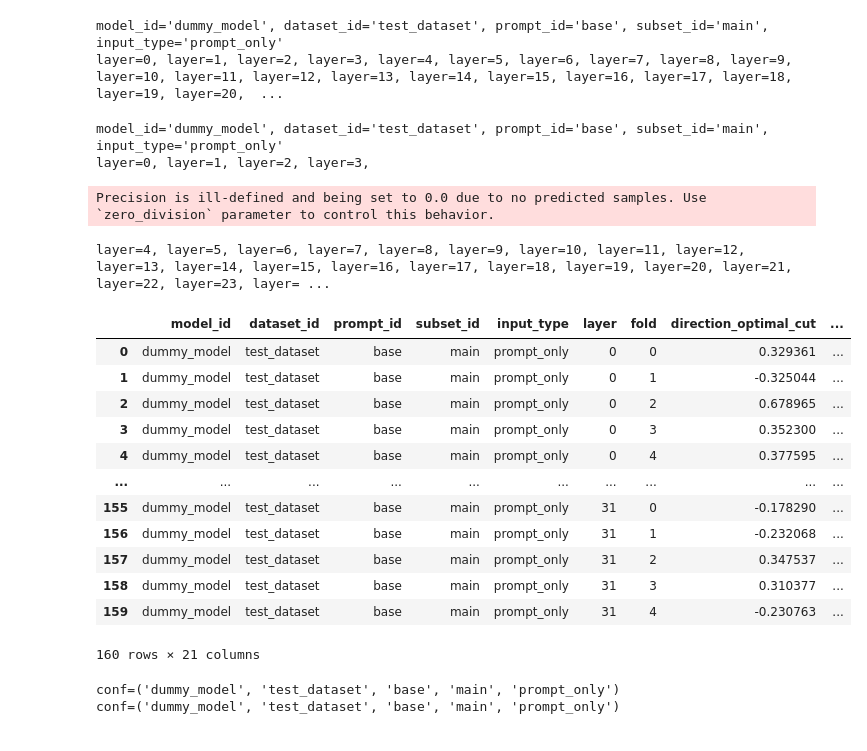
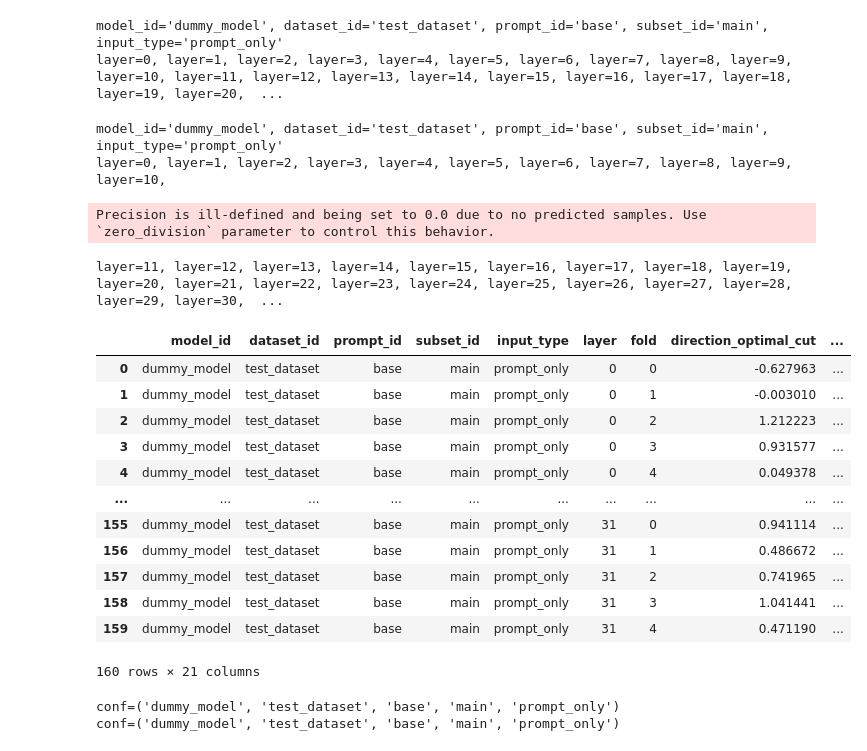
Before and after one commit to ivanvmoreno/correctness-model-internals, a Jupyter notebook: notebooks/best_layer_finding/best_layer_finder_dummy_data.ipynb, the cells around one changed output. Saved outputs shown, nothing was run; the diff lists cells and outputs as text; code cells hidden in the pictures.

Commit message:
chore/anton_create_analysis_tools PCA options to classification, added a bunch of plots

```diff
--- a/notebooks/best_layer_finding/best_layer_finder_dummy_data.ipynb
+++ b/notebooks/best_layer_finding/best_layer_finder_dummy_data.ipynb
@@ -34,3 +32,11 @@ BASE_PATH = "../../data_for_classification"
+# %%
+BASE_PATH = "../../data_for_classification"
+PCA_COMPONENTS = 100
+
+N_DIMS = 500
+
+PCA_COMONENTS_LABEL = f"_pca_{PCA_COMPONENTS}" if PCA_COMPONENTS else ""
+N_DIMS_LABEL = f"_{N_DIMS}_dims"
 # %%
 import numpy as np
 import torch as pt
@@ -194,9 +200,11 @@ for (model_id, dataset_id, prompt_id, subset_id, input_type), config_df in activ
             labels=labels_df_subset["correct"].astype(bool),
         )
 
+        activations_handler, _ = activations_handler.reduce_dims(pca_components=PCA_COMPONENTS)
+
         between_class_variance, within_class_variance = get_between_class_variance_and_within_class_variance(
             activations_handler.sample_equally_across_groups(group_labels=(False, True)),
-            group_labels=(False, True)
+            group_labels=(False, True),
         )
         between_over_within_class_variance_dict["model_id"].append(model_id)
         between_over_within_class_variance_dict["dataset_id"].append(dataset_id)
@@ -259,6 +267,8 @@ for (model_id, dataset_id, prompt_id, subset_id, input_type), config_df in activ
             activations=activations,
             labels=labels_df_subset["correct"].astype(bool),
         )
+        # activations_handler, _ = activations_handler.reduce_dims(pca_components=PCA_COMPONENTS)
+
 
         activations_handler_folds = list(
             activations_handler.split_dataset(split_sizes=[1/5] * 5)
@@ -268,9 +278,14 @@ for (model_id, dataset_id, prompt_id, subset_id, input_type), config_df in activ
         for fold_i, activations_handler_test in enumerate(activations_handler_folds):
             activations_handler_train = combine_activations_handlers(
                 [ah for j, ah in enumerate(activations_handler_folds) if j != fold_i]
-            ).sample_equally_across_groups(
+            )
+
+            activations_handler_train, pca_info = activations_handler_train.reduce_dims(pca_components=PCA_COMPONENTS)
+
+            activations_handler_train = activations_handler_train.sample_equally_across_groups(
                 group_labels=[False, True]
             )
+            activations_handler_test, _ = activations_handler_test.reduce_dims(pca_components=PCA_COMPONENTS, pca_info=pca_info)
             activations_handler_test = activations_handler_test.sample_equally_across_groups(
                 group_labels=[False, True]
             )
@@ -278,46 +293,46 @@ for (model_id, dataset_id, prompt_id, subset_id, input_type), config_df in activ
             res_dict["model_id"].append(model_id)
             res_dict["dataset_id"].append(dataset_id)
             res_dict["prompt_id"].append(prompt_id)
             res_dict["subset_id"].append(subset_id)
             res_dict["input_type"].append(input_type)
             res_dict["layer"].append(layer)
             res_dict["fold"].append(fold_i)
 
             direction_classifier, direction_calculator = get_correctness_direction_classifier(
                 activations_handler_train=activations_handler_train,
                 activations_handler_test=activations_handler_test,
             )
             # res_dict["classifying_direction"].append(direction_calculator.classifying_direction.tolist())
             for key, value in direction_classifier.classification_metrics.items():
                 res_dict[f"direction_{key}"].append(value)
 
             for key, value in get_logistic_regression_classifier(
                     activations_handler_train=activations_handler_train,
                     activations_handler_test=activations_handler_test,
                 )[0].classification_metrics.items():
                 res_dict[f"logistic_regression_{key}"].append(value)
 
 
 
 res_df = pd.DataFrame(res_dict)
 res_df
 # %% [output]
 model_id='dummy_model', dataset_id='test_dataset', prompt_id='base', subset_id='main', input_type='prompt_only'
-layer=0, layer=1, layer=2, layer=3,
+layer=0, layer=1, layer=2, layer=3, layer=4, layer=5, layer=6, layer=7, layer=8, layer=9, layer=10,
 Precision is ill-defined and being set to 0.0 due to no predicted samples. Use `zero_division` parameter to control this behavior.
-layer=4, layer=5, layer=6, layer=7, layer=8, layer=9, layer=10, layer=11, layer=12, layer=13, layer=14, layer=15, layer=16, layer=17, layer=18, layer=19, layer=20, layer=21, layer=22, layer=23, layer= ...
+layer=11, layer=12, layer=13, layer=14, layer=15, layer=16, layer=17, layer=18, layer=19, layer=20, layer=21, layer=22, layer=23, layer=24, layer=25, layer=26, layer=27, layer=28, layer=29, layer=30,  ...
 |  | model_id | dataset_id | prompt_id | subset_id | input_type | layer | fold | direction_optimal_cut | ... |
-| 0 | dummy_model | test_dataset | base | main | prompt_only | 0 | 0 | 0.329361 | ... |
-| 1 | dummy_model | test_dataset | base | main | prompt_only | 0 | 1 | -0.325044 | ... |
-| 2 | dummy_model | test_dataset | base | main | prompt_only | 0 | 2 | 0.678965 | ... |
-| 3 | dummy_model | test_dataset | base | main | prompt_only | 0 | 3 | 0.352300 | ... |
-| 4 | dummy_model | test_dataset | base | main | prompt_only | 0 | 4 | 0.377595 | ... |
+| 0 | dummy_model | test_dataset | base | main | prompt_only | 0 | 0 | -0.627963 | ... |
+| 1 | dummy_model | test_dataset | base | main | prompt_only | 0 | 1 | -0.003010 | ... |
+| 2 | dummy_model | test_dataset | base | main | prompt_only | 0 | 2 | 1.212223 | ... |
+| 3 | dummy_model | test_dataset | base | main | prompt_only | 0 | 3 | 0.931577 | ... |
+| 4 | dummy_model | test_dataset | base | main | prompt_only | 0 | 4 | 0.049378 | ... |
 | ... | ... | ... | ... | ... | ... | ... | ... | ... | ... |
-| 155 | dummy_model | test_dataset | base | main | prompt_only | 31 | 0 | -0.178290 | ... |
-| 156 | dummy_model | test_dataset | base | main | prompt_only | 31 | 1 | -0.232068 | ... |
-| 157 | dummy_model | test_dataset | base | main | prompt_only | 31 | 2 | 0.347537 | ... |
-| 158 | dummy_model | test_dataset | base | main | prompt_only | 31 | 3 | 0.310377 | ... |
-| 159 | dummy_model | test_dataset | base | main | prompt_only | 31 | 4 | -0.230763 | ... |
+| 155 | dummy_model | test_dataset | base | main | prompt_only | 31 | 0 | 0.941114 | ... |
+| 156 | dummy_model | test_dataset | base | main | prompt_only | 31 | 1 | 0.486672 | ... |
+| 157 | dummy_model | test_dataset | base | main | prompt_only | 31 | 2 | 0.741965 | ... |
+| 158 | dummy_model | test_dataset | base | main | prompt_only | 31 | 3 | 1.041441 | ... |
+| 159 | dummy_model | test_dataset | base | main | prompt_only | 31 | 4 | 0.471190 | ... |
 160 rows × 21 columns
 # %%
 # res_file = "./classification_data/res_df_llama31_8B_4_memory_datasets.csv"
```
Also changed, not shown: parts of 4 cells of this notebook, 52 other files.
